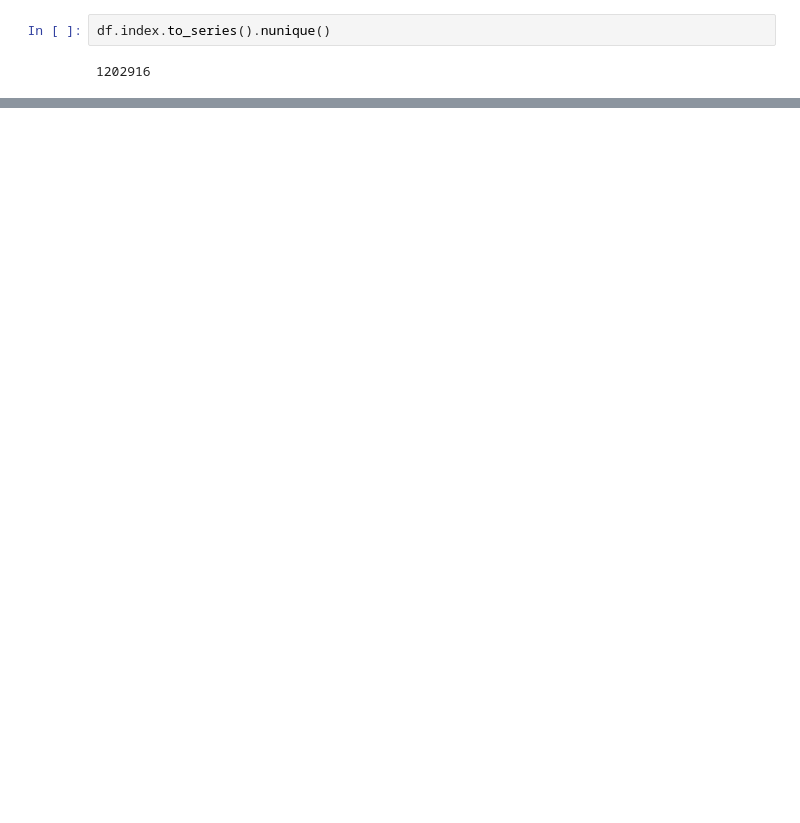
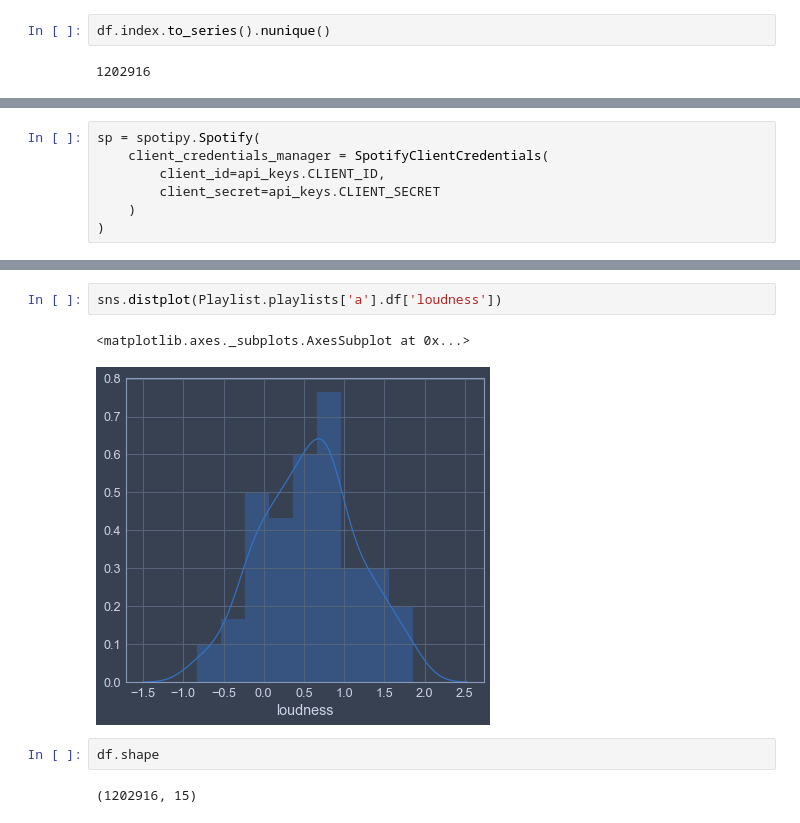
Before and after one commit to taylorhawks/RNN-music-recommender, a Jupyter notebook: preprocessing.ipynb, the cells around one changed output, grey strips where cells are left out. Saved outputs shown, nothing was run; the diff lists cells and outputs as text; blank space fills up the shorter version.

```diff
--- a/preprocessing.ipynb
+++ b/preprocessing.ipynb
@@ -283,0 +294,7 @@ df.index.to_series().nunique()
+# %%
+sp = spotipy.Spotify(
+    client_credentials_manager = SpotifyClientCredentials(
+        client_id=api_keys.CLIENT_ID,
+        client_secret=api_keys.CLIENT_SECRET
+    )
+)
@@ -283,0 +482,9 @@ df.index.to_series().nunique()
+# %%
+sns.distplot(Playlist.playlists['a'].df['loudness'])
+# %% [output]
+<matplotlib.axes._subplots.AxesSubplot at 0x...>
+[figure, added]
+# %%
+df.shape
+# %% [output]
+(1202916, 15)
```
Also changed, not shown: parts of 15 cells of this notebook.
